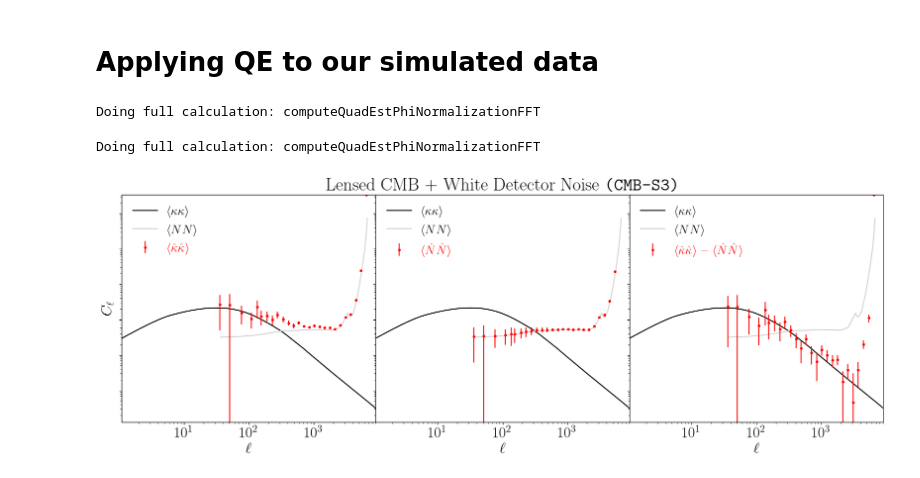
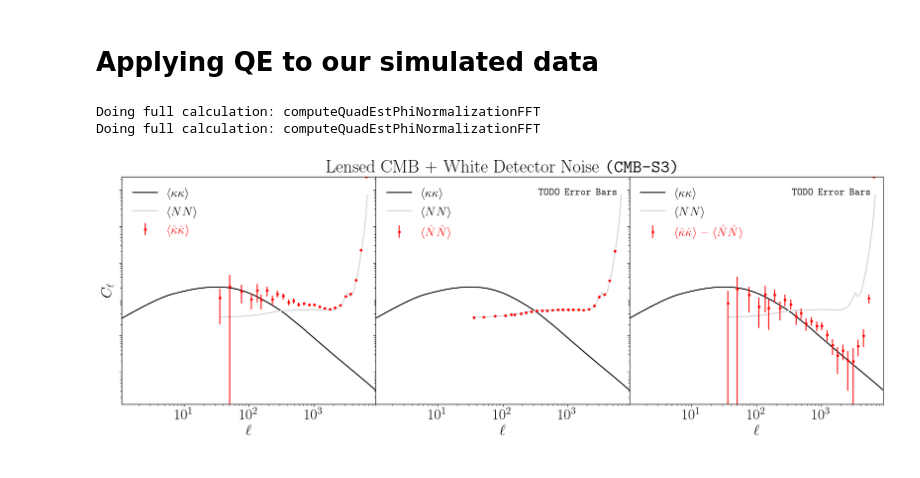
Before and after one commit to EmmanuelSchaan/LensQuEst, a Jupyter notebook: dev/scratch.ipynb, the cells around one changed output. Cells and saved outputs as stored; diff of their text form; code cells hidden in the pictures.

Commit message:
trying more out wrangel error bars

```diff
--- a/dev/scratch.ipynb
+++ b/dev/scratch.ipynb
@@ -146,7 +146,9 @@ Cls = {}
 funcs = dict(zip(['Standard QE', 'AFC Eq(7)'],
                  [baseMap.computeQuadEstKappaNorm,
                   baseMap.computeQuadEstKappaAutoCorrectionMap]))
-
+nG = dict(zip(['Standard QE', 'AFC Eq(7)'],
+                 [False,
+                  False]))
 for key in funcs:
     data[key] = funcs[key](cmb.funlensedTT, cmb.fCtotal, lMin=lMin, lMax=lMax,
                                                        dataFourier=totalCmbFourier, test=False)
@@ -155,10 +157,10 @@ for key in funcs:
     Cls[key] = baseMap.powerSpectrum(dataFourier=data[key],
                                           theory=[p2d_cmblens.fPinterp, fNqCmb_fft],
                                           theory_l=['TODO ask p2d?', 'QE'],
-                                          plot=False, save=False)
+                                          plot=False, save=False, notGaussian=nG[key])
 # %% [output]
 Doing full calculation: computeQuadEstPhiNormalizationFFT
+Doing full calculation: computeQuadEstPhiNormalizationFFT
-Doing full calculation: computeQuadEstPhiNormalizationFFT
 # %%
 Cls['(Auto QE)-(Power Spectrum(hat NL))'] = (Cls['Standard QE'][0], #binning same
                                             Cls['Standard QE'][1] - Cls['AFC Eq(7)'][1], #subtract power spectrums
@@ -198,38 +200,44 @@ for key in Cls:
     Ineg = np.where(Cl<0.)
 
     ax = axs[ax_idx[key]]
-    ax.errorbar(lCen[Ipos], factor*Cl[Ipos], yerr=factor*sCl[Ipos], c='red',fmt='.', label=labels[key])
+    fctr = factor
+    if(key=='AFC Eq(7)'):
+        fctr = 0
+    ax.errorbar(lCen[Ipos], factor*Cl[Ipos], yerr=fctr*sCl[Ipos], c='red',fmt='.', label=labels[key])
 
     ax.set_xscale('log')
     ax.set_yscale('log')
     ax.set_xlabel(r'$\ell$')
     if(ax_idx[key]==0):
         ax.set_ylabel(r'$C_\ell$')
     else:
         ax.set_yticklabels([])
 
     if(ax_idx[key]==1):
         ax.set_title(r'Lensed CMB + White Detector Noise \texttt{(CMB-S3)}')
 
     bnds['x'] += [np.min(lCen), np.max(lCen)]
     bnds['y'] += [factor*np.min(Cl), factor*np.max(Cl)]
 
+    if(ax_idx[key]!=0):
+        ax.text(.95, .95,
+            s=r'\texttt{TODO Error Bars}',
+            transform=ax.transAxes,
+            horizontalalignment='right',
+            verticalalignment='top',
+           fontsize=15)
+
 for ax in axs:
     ax.set_xlim(np.min(bnds['x']), np.max(bnds['x']))
     ax.set_ylim(np.min(bnds['y']), np.max(bnds['y']))
 
 
 
     l=ax.legend(frameon=False, loc='upper left')
     l.get_texts()[-1].set_color('red')
 
 
-# ax.text(.95, .95,
-#         s=r'\texttt{Lensed CMB + White Detector Noise (CMB-S4)}',
-#         transform=ax.transAxes,
-#         horizontalalignment='right',
-#         verticalalignment='top',
-#        fontsize=15)
+
 plt.savefig('figures/Cl_compare.png', bbox_inches='tight')
 # %% [output]
-[figure, old version]
+[figure, new version]
```
Also changed, not shown: parts of 4 cells of this notebook, 2 other files.
